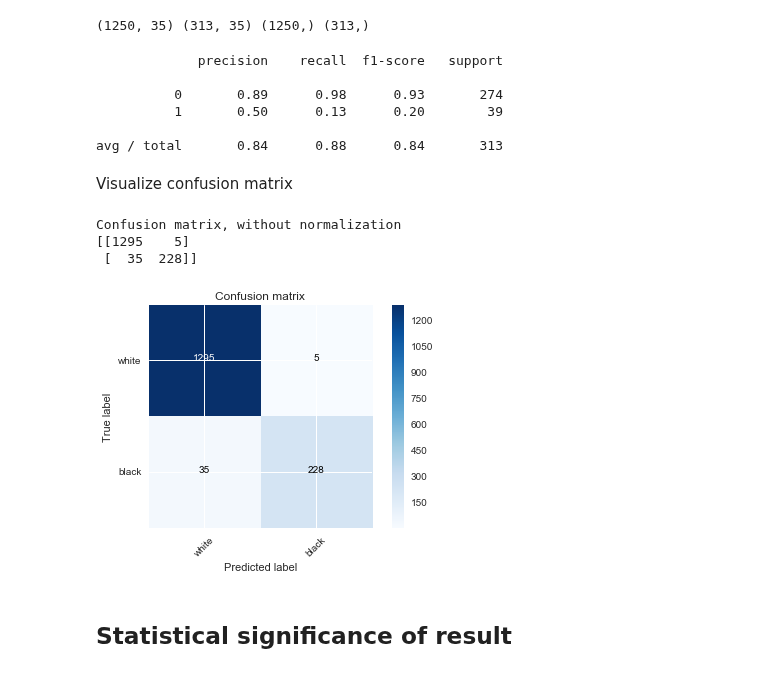
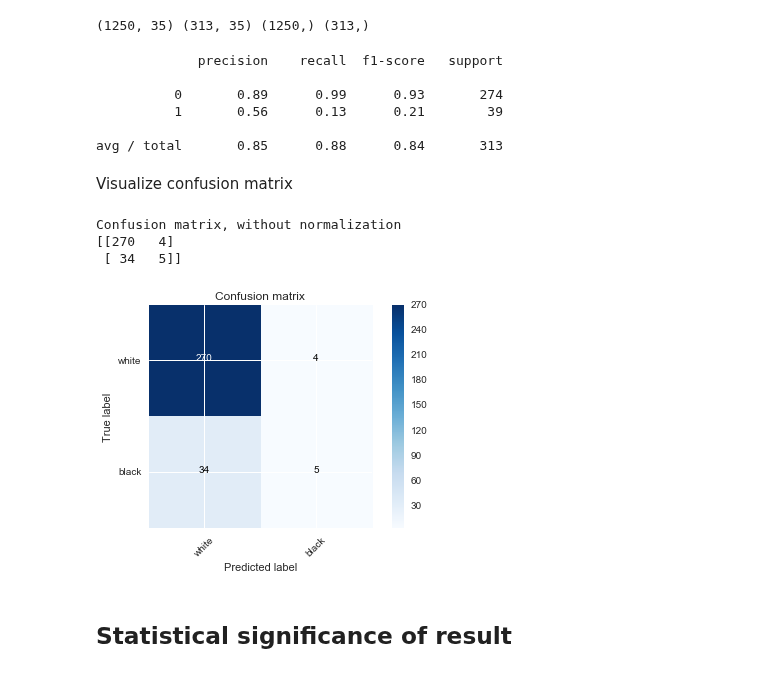
Before and after one commit to PaluchowskiMatthew/ADA-Kepler, a Jupyter notebook: 05 - Applied ML/Applied ML.ipynb, the cells around one changed output. Saved outputs shown, nothing was run; the diff lists cells and outputs as text; code cells hidden in the pictures.

```diff
--- a/05 - Applied ML/Applied ML.ipynb
+++ b/05 - Applied ML/Applied ML.ipynb
@@ -415,7 +415,7 @@ Fitting 10 folds for each of 108 candidates, totalling 1080 fits
 
 We use the results found in the grid search to tune our random forrest classifier.
 # %%
-rfc = RandomForestClassifier(n_estimators=500, \
+rfc = RandomForestClassifier(n_estimators=1000, \
                              max_features='log2', \
                              max_depth=16, \
                              random_state=4, \
@@ -514,27 +514,24 @@ print(classification_report(y_test, y_pred))
 # %% [output]
              precision    recall  f1-score   support
 
-          0       0.89      0.98      0.93       274
-          1       0.50      0.13      0.20        39
+          0       0.89      0.99      0.93       274
+          1       0.56      0.13      0.21        39
 
-avg / total       0.84      0.88      0.84       313
+avg / total       0.85      0.88      0.84       313
 # %% [markdown]
 Visualize confusion matrix
 # %%
 from plot_helpers import custom_confusion_matrix
 from sklearn.metrics import confusion_matrix
 
-y_true = y
-y_pred = rfc.predict(X)
-
-cm = confusion_matrix(y_true, y_pred)
+cm = confusion_matrix(y_test, y_pred)
 
 custom_confusion_matrix(cm, classes=['white','black'], title='Confusion matrix')
 # %% [output]
 Confusion matrix, without normalization
-[[1295    5]
- [  35  228]]
+[[270   4]
+ [ 34   5]]
-[figure, old version]
+[figure, new version]
 # %% [markdown]
 ## Statistical significance of result
 # %% [markdown]
```
Also changed, not shown: parts of 15 cells of this notebook.
